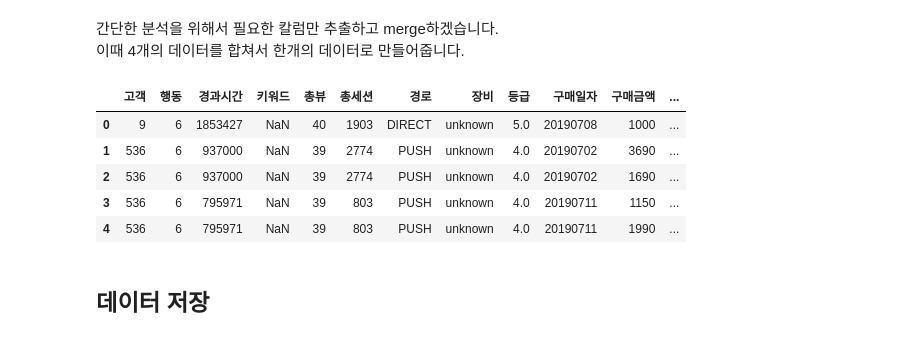
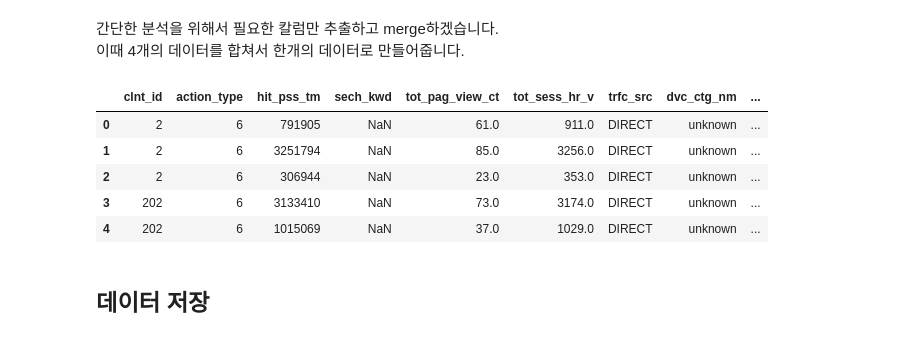
Before and after one commit to PEBpung/Lpoint-Hackathon, a Jupyter notebook: src/1. 데이터 핸들링.ipynb, the cells around one changed output. Cells and saved outputs as stored; diff of their text form; code cells hidden in the pictures.

```diff
--- a/src/1. 데이터 핸들링.ipynb
+++ b/src/1. 데이터 핸들링.ipynb
@@ -91,5 +116,6 @@ item.head()
 # %%
-papago = pd.read_csv('csv/papago.csv', header=None)
-item['소분류'] = papago[0]
+csv_path=os.getenv("HOME") + ('/repo/Hackathon/Lpoint Competition/csv/')
+papago = pd.read_csv(csv_path+ 'papago.csv', header=None)
+item['clac_nm3'] = papago[0]
 item.head()
 # %% [output]
@@ -102,4 +128,4 @@ item.head()
 # %%
-item['소분류'][963] = '닭고기 달걀'
-item['소분류'] = item['소분류'].fillna('nan')
+item['clac_nm3'][963] = '닭고기 달걀'
+item['clac_nm3'] = item['clac_nm3'].fillna('nan')
 # %%
@@ -118,9 +144,9 @@ path = 'DATA/font/NanumGothic-ExtraBold.ttf'
 font_name = fm.FontProperties(fname=path, size=50).get_name()
 plt.rc('font', family=font_name)
 # %%
-customer.loc[customer['성별']=='unknown','성별'] = np.NaN
-customer['성별'] = customer['성별'].astype('category')
+customer.loc[customer['clnt_gender']=='unknown','clnt_gender'] = np.NaN
+customer['clnt_gender'] = customer['clnt_gender'].astype('category')
 
-customer.loc[customer['나이']=='unknown','나이'] = np.NaN
-customer['나이'] = customer['나이'].astype(float)
+customer.loc[customer['clnt_age']=='unknown','clnt_age'] = np.NaN
+customer['clnt_age'] = customer['clnt_age'].astype(float)
 # %%
@@ -145,14 +162,19 @@ item_col = ['상품', '소분류']
+# %%
+online_col = ['clnt_id', 'sess_id', 'hit_seq', 'action_type', 'hit_pss_tm', 'trans_id', 'sech_kwd', 'tot_pag_view_ct', 'tot_sess_hr_v', 'trfc_src', 'dvc_ctg_nm']
+trade_col = ['trans_id', 'biz_unit', 'pd_c', 'de_dt','de_tm', 'buy_am', 'buy_ct']
+customer_col = ['clnt_id', 'clnt_gender', 'clnt_age']
+item_col = ['pd_c', 'clac_nm3']
 # %%
-temp = pd.merge(online_week[online_col], trade_int[trade_col], on='거래정보')
-temp = pd.merge(temp, customer[customer_col], on='고객')
-df_data = pd.merge(temp, item[item_col], on='상품')
+temp = pd.merge(online[online_col], trade[trade_col], on='trans_id')
+temp = pd.merge(temp, customer[customer_col], on='clnt_id')
+df_data = pd.merge(temp, item[item_col], on='pd_c')
 
-df_data= df_data.drop(['세션', '거래정보', '상점', '상품' , '조회번호', '구매시간'], axis = 1)
+df_data= df_data.drop(['sess_id', 'trans_id', 'biz_unit', 'pd_c' , 'hit_seq', 'de_tm'], axis = 1)
 df_data.head()
 # %% [output]
-|  | 고객 | 행동 | 경과시간 | 키워드 | 총뷰 | 총세션 | 경로 | 장비 | 등급 | 구매일자 | 구매금액 | ... |
-| 0 | 9 | 6 | 1853427 | NaN | 40 | 1903 | DIRECT | unknown | 5.0 | 20190708 | 1000 | ... |
-| 1 | 536 | 6 | 937000 | NaN | 39 | 2774 | PUSH | unknown | 4.0 | 20190702 | 3690 | ... |
-| 2 | 536 | 6 | 937000 | NaN | 39 | 2774 | PUSH | unknown | 4.0 | 20190702 | 1690 | ... |
-| 3 | 536 | 6 | 795971 | NaN | 39 | 803 | PUSH | unknown | 4.0 | 20190711 | 1150 | ... |
-| 4 | 536 | 6 | 795971 | NaN | 39 | 803 | PUSH | unknown | 4.0 | 20190711 | 1990 | ... |
+|  | clnt_id | action_type | hit_pss_tm | sech_kwd | tot_pag_view_ct | tot_sess_hr_v | trfc_src | dvc_ctg_nm | ... |
+| 0 | 2 | 6 | 791905 | NaN | 61.0 | 911.0 | DIRECT | unknown | ... |
+| 1 | 2 | 6 | 3251794 | NaN | 85.0 | 3256.0 | DIRECT | unknown | ... |
+| 2 | 2 | 6 | 306944 | NaN | 23.0 | 353.0 | DIRECT | unknown | ... |
+| 3 | 202 | 6 | 3133410 | NaN | 73.0 | 3174.0 | DIRECT | unknown | ... |
+| 4 | 202 | 6 | 1015069 | NaN | 37.0 | 1029.0 | DIRECT | unknown | ... |
```
Also changed, not shown: parts of 24 cells of this notebook, 2 other files.
